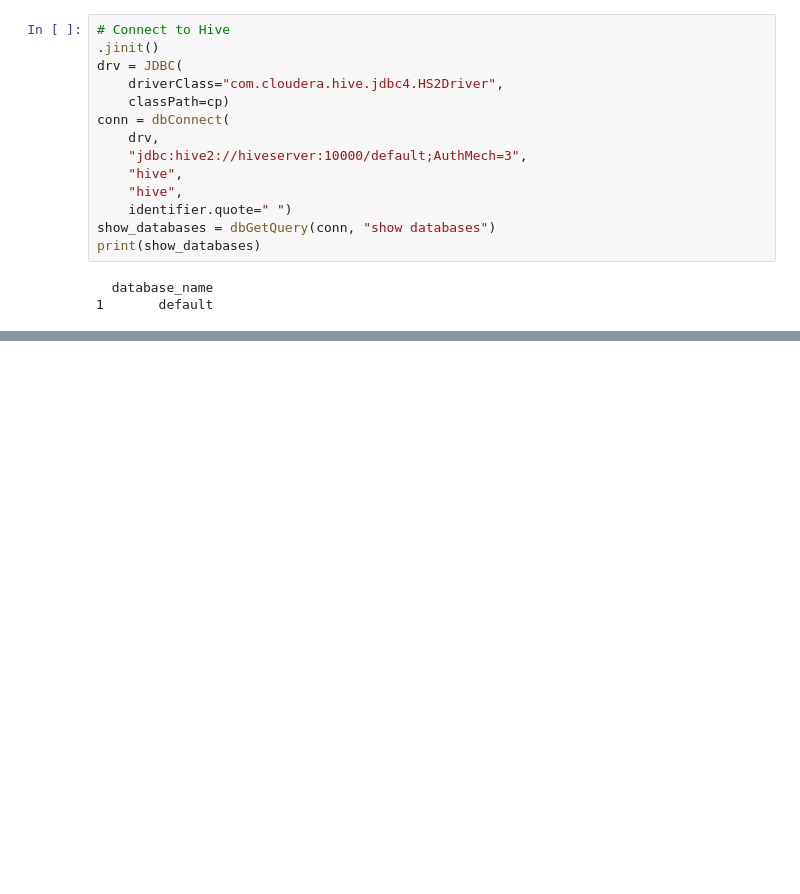
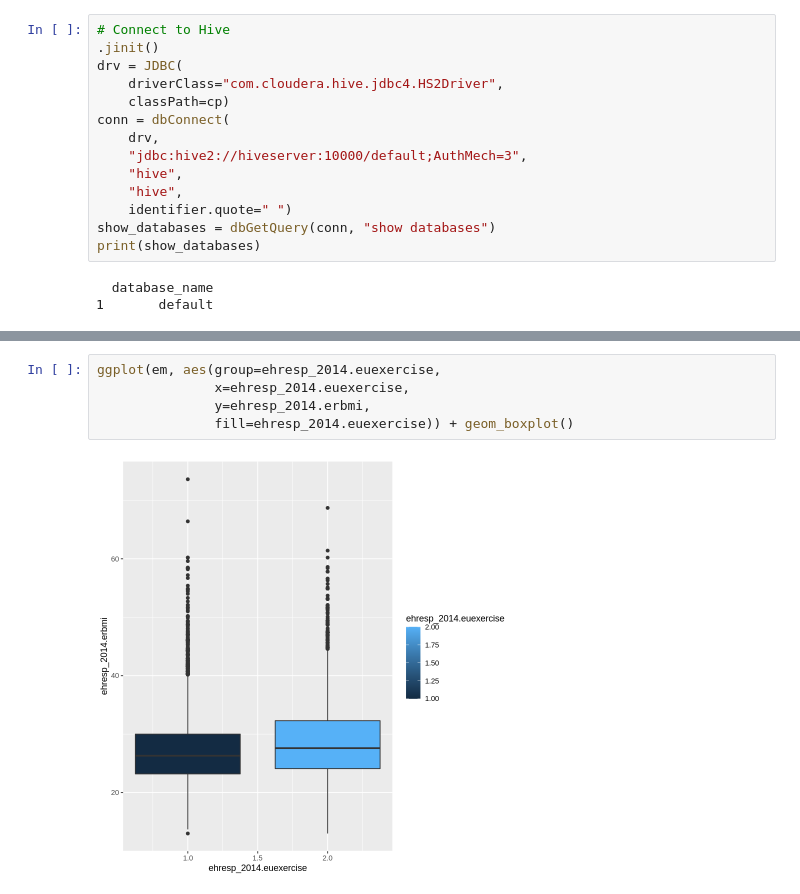
Before and after one commit to kevinsuedmersen/hadoop-sandbox, a Jupyter notebook: jupyter-spark/work/assignments/rjdbc_hive_connecton.ipynb, the cells around one changed output, grey strips where cells are left out. Drawn from its saved outputs; the diff is of its cells as text; blank space fills up the shorter version.

Commit message:
improved plots from uebung_25

```diff
--- a/jupyter-spark/work/assignments/rjdbc_hive_connecton.ipynb
+++ b/jupyter-spark/work/assignments/rjdbc_hive_connecton.ipynb
@@ -99,0 +64,7 @@ Traceback:
+# %%
+ggplot(em, aes(group=ehresp_2014.euexercise,
+               x=ehresp_2014.euexercise,
+               y=ehresp_2014.erbmi,
+               fill=ehresp_2014.euexercise)) + geom_boxplot()
+# %% [output]
+[figure, added]
```
Also changed, not shown: parts of 4 cells of this notebook, 5 other files.
